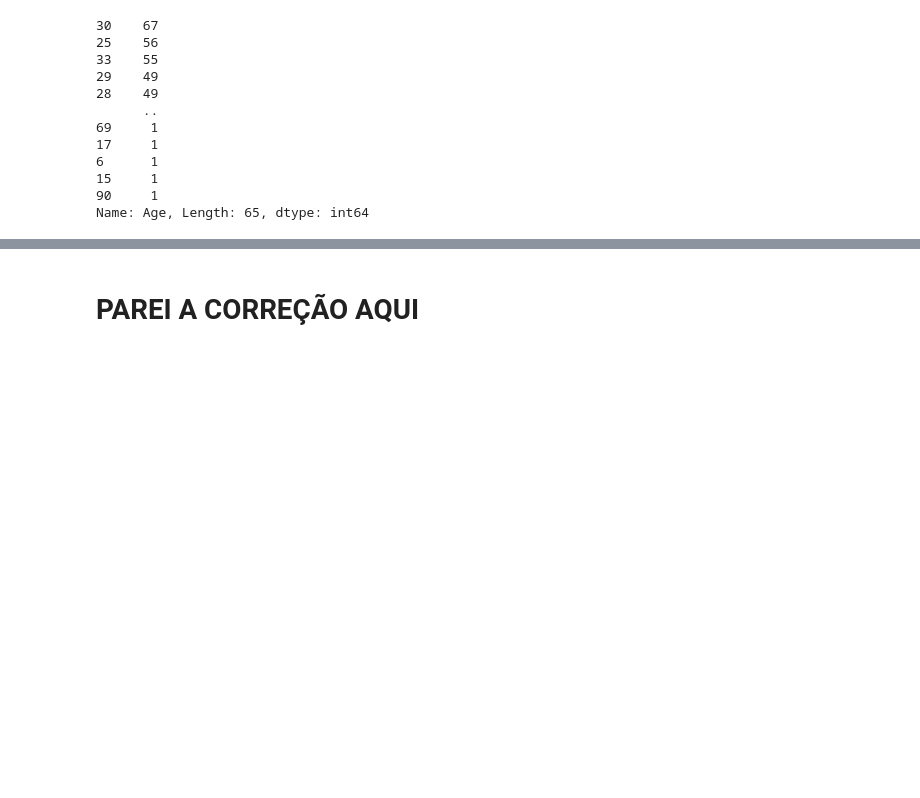
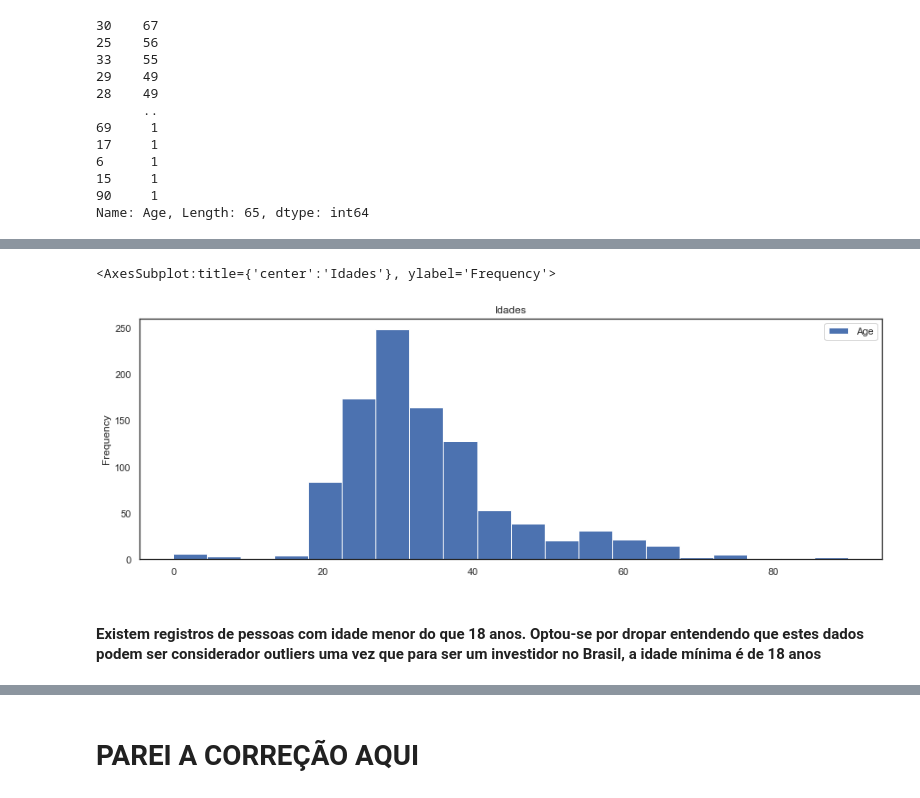
Before and after one commit to allanacardoso/warren, a Jupyter notebook: data/Análise_warren.ipynb, the cells around one changed output, grey strips where cells are left out. Saved outputs shown, nothing was run; the diff lists cells and outputs as text; code cells hidden in the pictures; blank space fills up the shorter version.

```diff
--- a/data/Análise_warren.ipynb
+++ b/data/Análise_warren.ipynb
@@ -350,0 +361,7 @@ Successfully installed plotly-5.3.1 tenacity-8.0.1
+# %%
+df_customers[['Age']].plot.hist(bins = 20, title = 'Idades')
+# %% [output]
+<AxesSubplot:title={'center':'Idades'}, ylabel='Frequency'>
+[figure, added]
+# %% [markdown]
+#### Existem registros de pessoas com idade menor do que 18 anos. Optou-se por dropar entendendo que estes dados podem ser considerador outliers uma vez que para ser um investidor no Brasil, a idade mínima é de 18 anos
```
Also changed, not shown: parts of 46 cells of this notebook.
